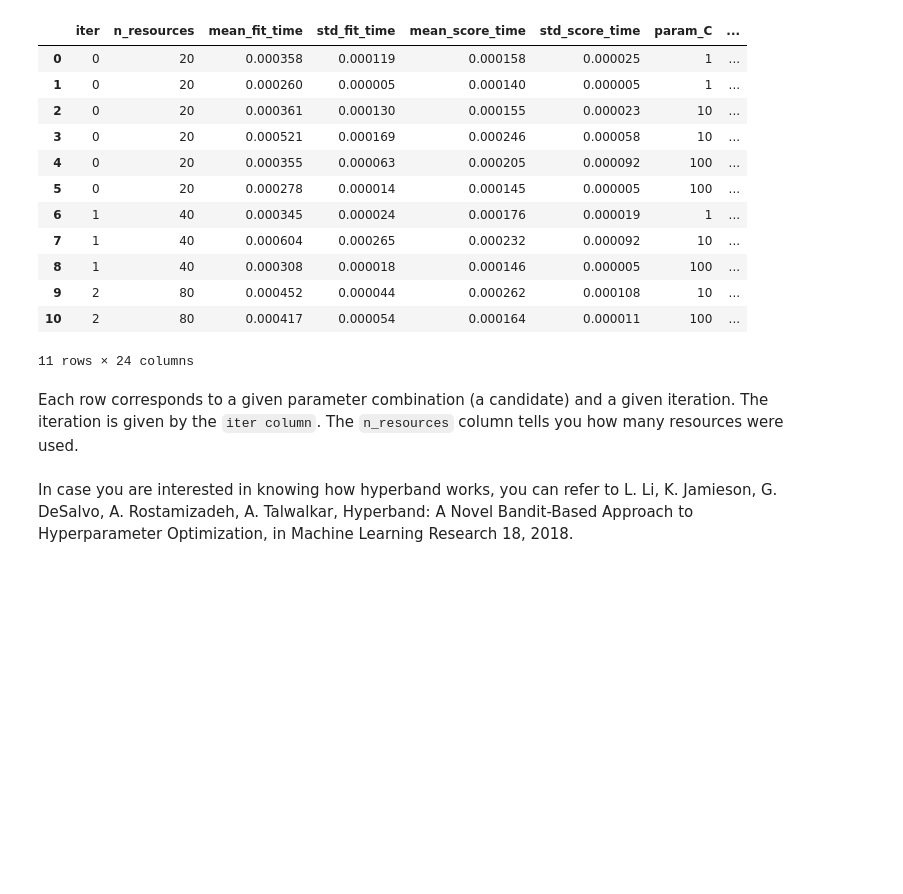
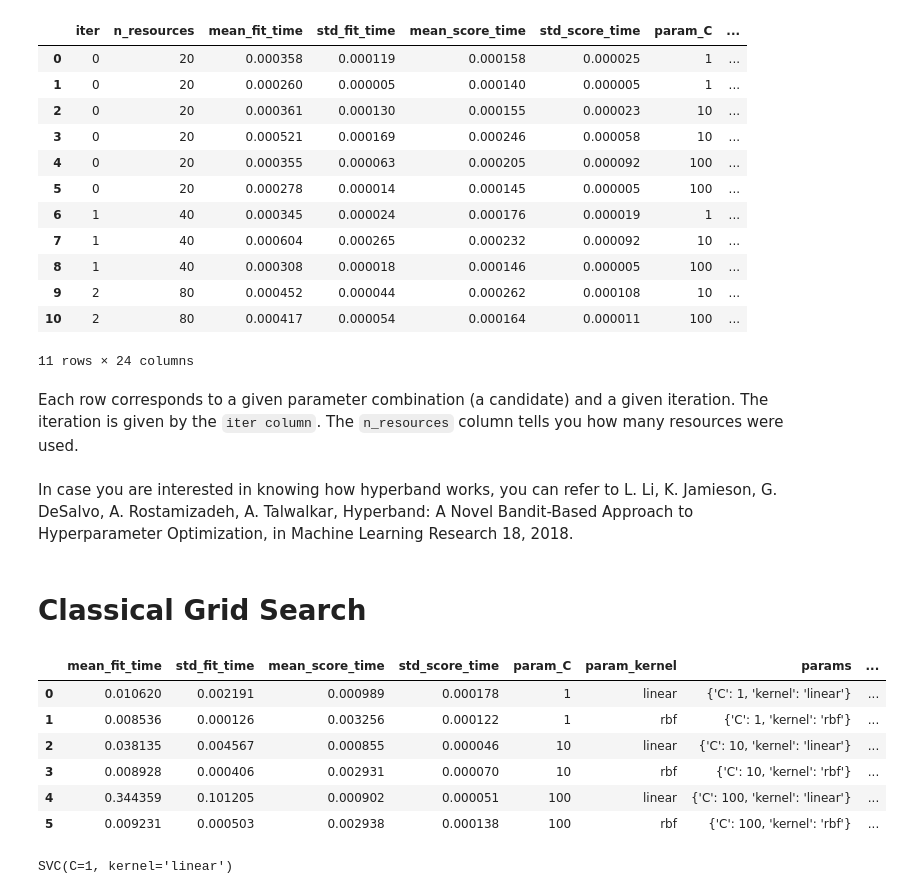
Before and after one commit to toelt-llc/MACHINE-LEARNING-SCHOOL-INAF, a Jupyter notebook: DAY3/code/02 - hyperparameter_tuning_with_scikit_learn.ipynb, the cells around one changed output. Saved outputs shown, nothing was run; the diff lists cells and outputs as text; code cells hidden in the pictures; blank space fills up the shorter version.

````diff
--- a/DAY3/code/02 - hyperparameter_tuning_with_scikit_learn.ipynb
+++ b/DAY3/code/02 - hyperparameter_tuning_with_scikit_learn.ipynb
@@ -79,3 +151,22 @@ df
 Each row corresponds to a given parameter combination (a candidate) and a given iteration. The iteration is given by the ```iter column```. The ```n_resources``` column tells you how many resources were used.
 # %% [markdown]
 In case you are interested in knowing how hyperband works, you can refer to L. Li, K. Jamieson, G. DeSalvo, A. Rostamizadeh, A. Talwalkar, Hyperband: A Novel Bandit-Based Approach to Hyperparameter Optimization, in Machine Learning Research 18, 2018.
+# %% [markdown]
+# Classical Grid Search
+# %%
+sh = GridSearchCV(estimator=base_estimator, param_grid=param_grid, cv=5).fit(X, y)
+# %%
+df = pd.DataFrame(sh.cv_results_)
+df
+# %% [output]
+|  | mean_fit_time | std_fit_time | mean_score_time | std_score_time | param_C | param_kernel | params | ... |
+| 0 | 0.010620 | 0.002191 | 0.000989 | 0.000178 | 1 | linear | {'C': 1, 'kernel': 'linear'} | ... |
+| 1 | 0.008536 | 0.000126 | 0.003256 | 0.000122 | 1 | rbf | {'C': 1, 'kernel': 'rbf'} | ... |
+| 2 | 0.038135 | 0.004567 | 0.000855 | 0.000046 | 10 | linear | {'C': 10, 'kernel': 'linear'} | ... |
+| 3 | 0.008928 | 0.000406 | 0.002931 | 0.000070 | 10 | rbf | {'C': 10, 'kernel': 'rbf'} | ... |
+| 4 | 0.344359 | 0.101205 | 0.000902 | 0.000051 | 100 | linear | {'C': 100, 'kernel': 'linear'} | ... |
+| 5 | 0.009231 | 0.000503 | 0.002938 | 0.000138 | 100 | rbf | {'C': 100, 'kernel': 'rbf'} | ... |
+# %%
+sh.best_estimator_
+# %% [output]
+SVC(C=1, kernel='linear')
````
Also changed, not shown: parts of 8 cells of this notebook, 3 other files.
